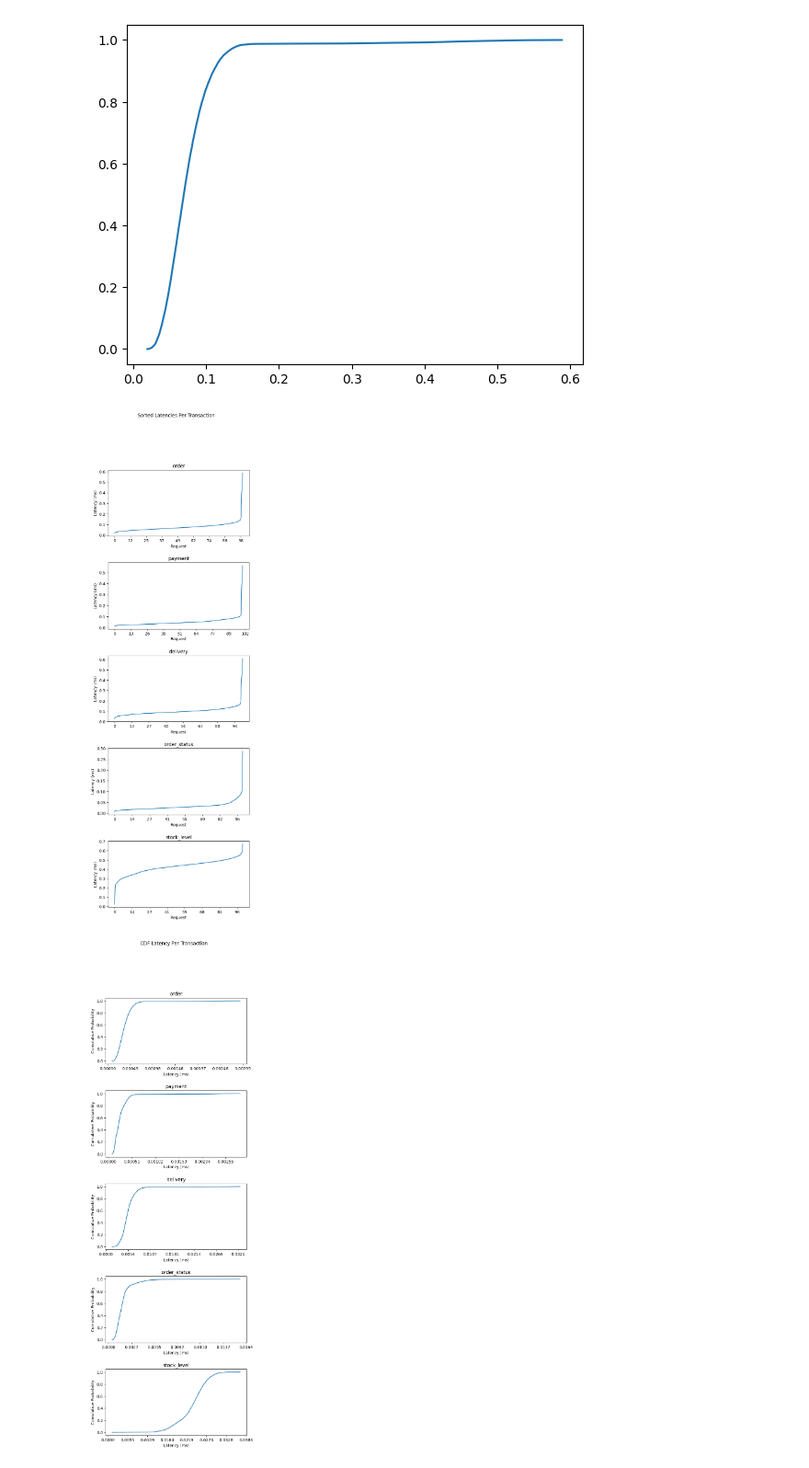
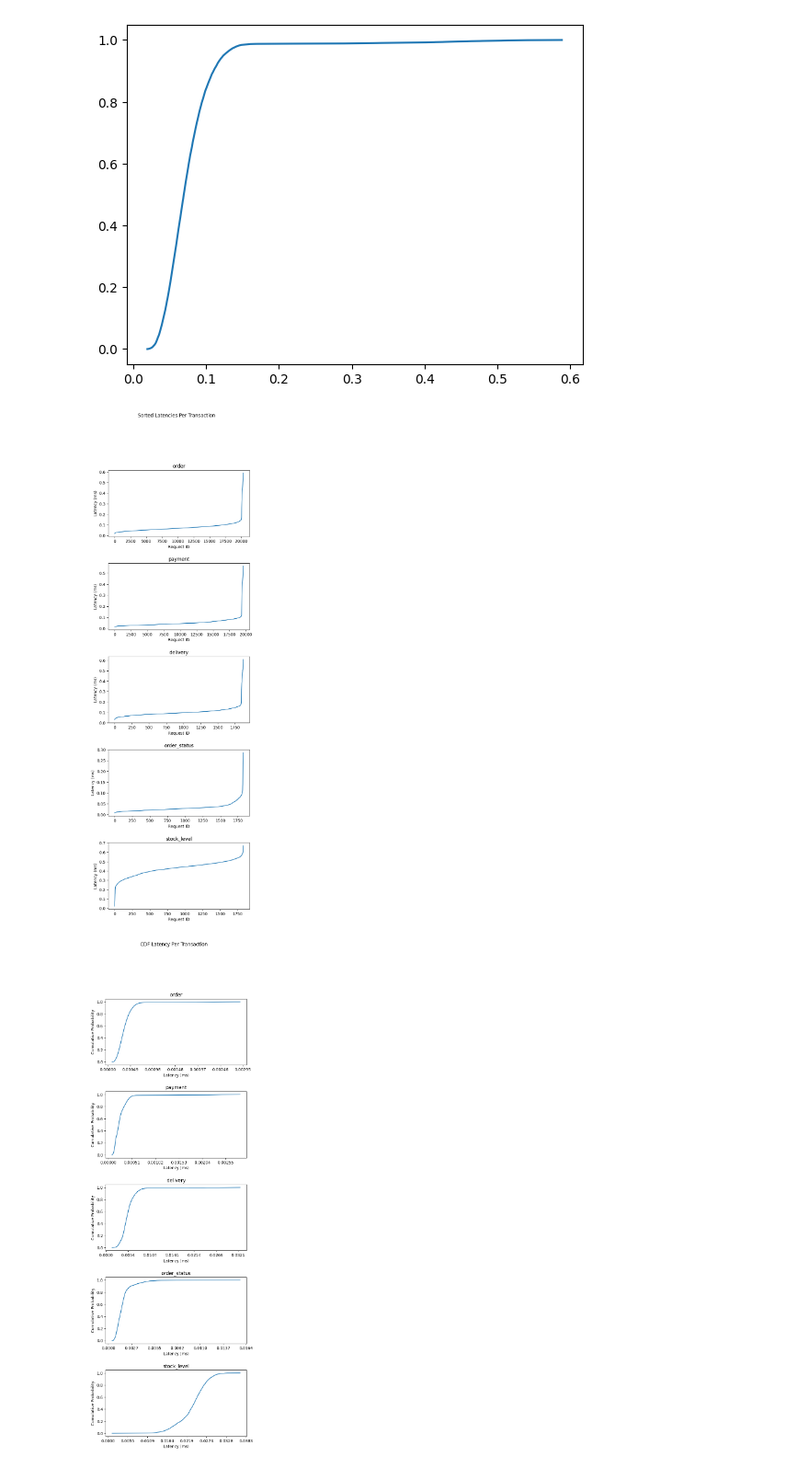
Before and after one commit to ashnehete/tpcc-web-server-py, a Jupyter notebook: plot_results.ipynb, the cells around one changed output. Shown at 92% size. Cells and saved outputs as stored; diff of their text form; code cells hidden in the pictures.

Commit message:
Change x-axis to Request ID

```diff
--- a/plot_results.ipynb
+++ b/plot_results.ipynb
@@ -47,17 +47,16 @@ plt.show()
 # %%
 figure, axes = plt.subplots(nrows=5)
 figure.set_figheight(20)
 figure.subplots_adjust(hspace=0.4)
 figure.suptitle('Sorted Latencies Per Transaction')
 for i, key in enumerate(data):
     axes[i].plot(data[key])
     axes[i].set_title(key)
-    axes[i].set_xlabel('Request')
+    axes[i].set_xlabel('Request ID')
     axes[i].set_ylabel('Latency (ms)')
-    axes[i].xaxis.set_major_formatter(mtick.PercentFormatter(len(data[key]), symbol=''))
 figure.savefig('results/cloudlab_1800/sorted_latency.png')
 # %% [output]
-[figure, old version]
+[figure, new version]
 # %%
 # Cumulative Distribution Function
 figure, axes = plt.subplots(nrows=5)
```
Also changed, not shown: 1 other file.
